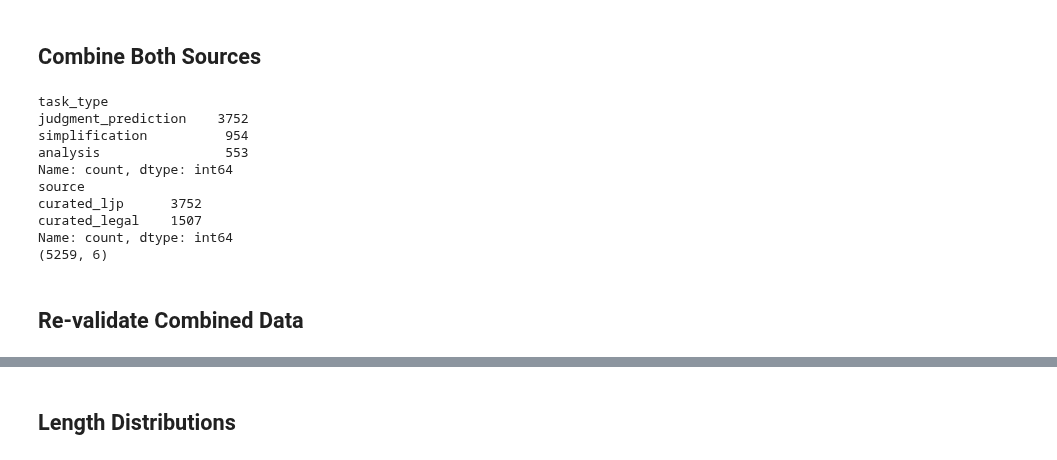
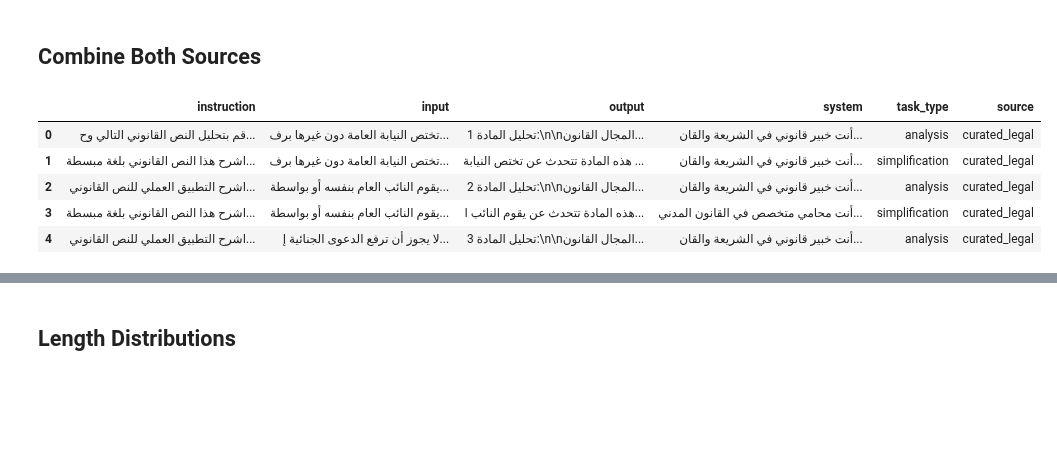
Before and after one commit to hossamhamdy333/AI_Portfolio, a Jupyter notebook: allam_finetune/notebooks/01_eda.ipynb, the cells around one changed output, grey strips where cells are left out. Cells and saved outputs as stored; diff of their text form; code cells hidden in the pictures; blank space fills up the shorter version.

```diff
--- a/allam_finetune/notebooks/01_eda.ipynb
+++ b/allam_finetune/notebooks/01_eda.ipynb
@@ -213,7 +171,6 @@ Valid: 4184 | Dropped: 0
 # %%
-before = len(df)
-df = df[~df['task_type'].isin(['classification', 'keyword_extraction'])].reset_index(drop=True)
+before = len(legal_df)
+df = legal_df[~legal_df['task_type'].isin(['classification', 'keyword_extraction'])].reset_index(drop=True)
 print(f"Dropped {before - len(df)} low-diversity rows. Remaining: {len(df)}")
-print(df['task_type'].value_counts())
 # %% [output]
 Dropped 2092 low-diversity rows. Remaining: 2092
@@ -247,12 +294,12 @@ Unique output: 3752 / 3752
 # %%
-ljp_normalized = ljp_df[["Instruction", "input", "output"]].copy()
-ljp_normalized = ljp_normalized.rename(columns={"Instruction": "instruction"})
-ljp_normalized["system"] = ""
-ljp_normalized["task_type"] = "judgment_prediction"
-ljp_normalized["source"] = "curated_ljp"
+data2_normalized = data2_df[["Instruction", "input", "output"]].copy()
+data2_normalized = data2_normalized.rename(columns={"Instruction": "instruction"})
+data2_normalized["system"] = ""
+data2_normalized["task_type"] = "judgment_prediction"
+data2_normalized["source"] = "curated_ljp"
 
-print(ljp_normalized.shape)
-ljp_normalized.head(2)
+print(data2_normalized.shape)
+data2_normalized.head(2)
 # %% [output]
 (3752, 6)
 |  | instruction | input | output | system | task_type | source |
@@ -261,20 +308,12 @@ ljp_normalized.head(2)
 # %% [markdown]
 ## Combine Both Sources
 # %%
-combined_df = pd.concat([df, ljp_normalized], ignore_index=True)
-print(combined_df['task_type'].value_counts())
-print(combined_df['source'].value_counts())
-print(combined_df.shape)
+combined_df = pd.concat([df, data2_normalized], ignore_index=True)
+combined_df.head()
 # %% [output]
-task_type
-judgment_prediction    3752
-simplification          954
-analysis                553
-Name: count, dtype: int64
-source
-curated_ljp      3752
-curated_legal    1507
-Name: count, dtype: int64
-(5259, 6)
+|  | instruction | input | output | system | task_type | source |
+| 0 | قم بتحليل النص القانوني التالي وح... | تختص النيابة العامة دون غيرها برف... | تحليل المادة 1:\n\nالمجال القانون... | أنت خبير قانوني في الشريعة والقان... | analysis | curated_legal |
+| 1 | اشرح هذا النص القانوني بلغة مبسطة... | تختص النيابة العامة دون غيرها برف... | هذه المادة تتحدث عن تختص النيابة ... | أنت خبير قانوني في الشريعة والقان... | simplification | curated_legal |
+| 2 | اشرح التطبيق العملي للنص القانوني... | يقوم النائب العام بنفسه أو بواسطة... | تحليل المادة 2:\n\nالمجال القانون... | أنت خبير قانوني في الشريعة والقان... | analysis | curated_legal |
+| 3 | اشرح هذا النص القانوني بلغة مبسطة... | يقوم النائب العام بنفسه أو بواسطة... | هذه المادة تتحدث عن يقوم النائب ا... | أنت محامي متخصص في القانون المدني... | simplification | curated_legal |
+| 4 | اشرح التطبيق العملي للنص القانوني... | لا يجوز أن ترفع الدعوى الجنائية إ... | تحليل المادة 3:\n\nالمجال القانون... | أنت خبير قانوني في الشريعة والقان... | analysis | curated_legal |
-# %% [markdown]
-## Re-validate Combined Data
```
Also changed, not shown: parts of 40 cells of this notebook, 4 other files.
